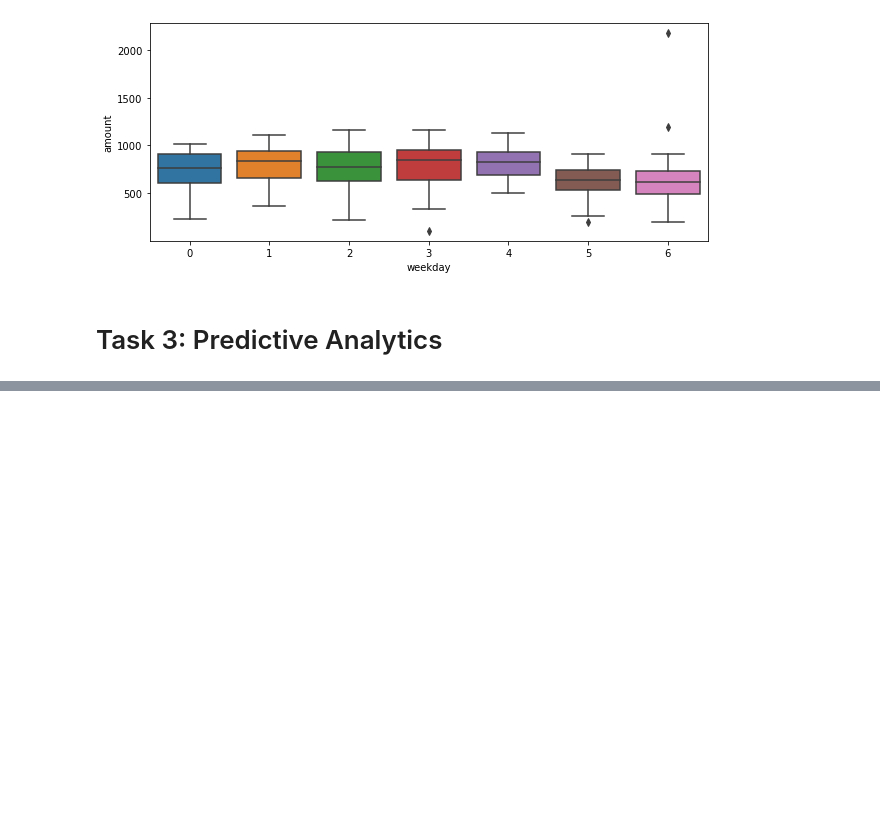
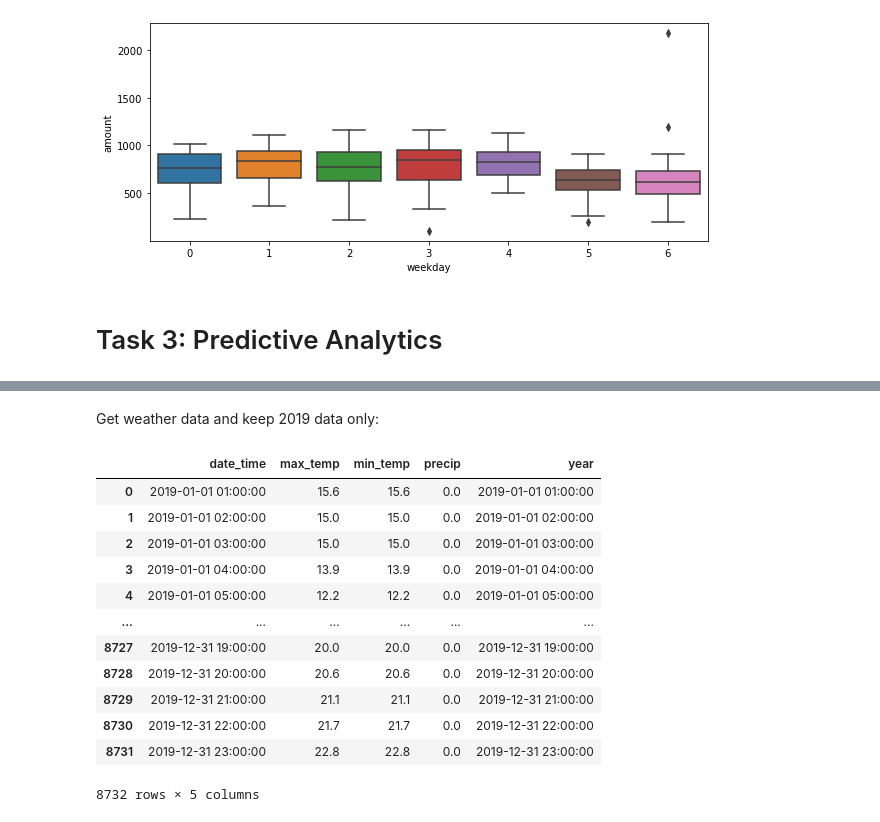
Before and after one commit to robbenB-123/SiliconValley, a Jupyter notebook: DSML_SILICONVALLEY.ipynb, the cells around one changed output, grey strips where cells are left out. Cells and saved outputs as stored; diff of their text form; code cells hidden in the pictures; blank space fills up the shorter version.

```diff
--- a/DSML_SILICONVALLEY.ipynb
+++ b/DSML_SILICONVALLEY.ipynb
@@ -430,6 +455,31 @@ plt.show()
 # forecasting total system-level demand in the next hour
 # -> develop practical model that predicts rental demand
 # as a function of suitable features available in or derived from the datasets (incl. the weather data)
+# %% [markdown]
+Get weather data and keep 2019 data only:
+# %%
+# read csv file
+weather_data = pd.read_csv("weather_hourly_la.csv", low_memory = False)
+
+#only keep 2019
+weather_data['year'] = pd.to_datetime(weather_data['date_time'])
+
+weather_data = weather_data[weather_data['year'].dt.year == 2019]
+weather_data.reset_index(drop = True)
+# %% [output]
+|  | date_time | max_temp | min_temp | precip | year |
+| 0 | 2019-01-01 01:00:00 | 15.6 | 15.6 | 0.0 | 2019-01-01 01:00:00 |
+| 1 | 2019-01-01 02:00:00 | 15.0 | 15.0 | 0.0 | 2019-01-01 02:00:00 |
+| 2 | 2019-01-01 03:00:00 | 15.0 | 15.0 | 0.0 | 2019-01-01 03:00:00 |
+| 3 | 2019-01-01 04:00:00 | 13.9 | 13.9 | 0.0 | 2019-01-01 04:00:00 |
+| 4 | 2019-01-01 05:00:00 | 12.2 | 12.2 | 0.0 | 2019-01-01 05:00:00 |
+| ... | ... | ... | ... | ... | ... |
+| 8727 | 2019-12-31 19:00:00 | 20.0 | 20.0 | 0.0 | 2019-12-31 19:00:00 |
+| 8728 | 2019-12-31 20:00:00 | 20.6 | 20.6 | 0.0 | 2019-12-31 20:00:00 |
+| 8729 | 2019-12-31 21:00:00 | 21.1 | 21.1 | 0.0 | 2019-12-31 21:00:00 |
+| 8730 | 2019-12-31 22:00:00 | 21.7 | 21.7 | 0.0 | 2019-12-31 22:00:00 |
+| 8731 | 2019-12-31 23:00:00 | 22.8 | 22.8 | 0.0 | 2019-12-31 23:00:00 |
+8732 rows × 5 columns
 # %%
 # feature engineering: Develop a rich set of features that you expect to be correlated with your
 # target. In this process you can draw on your domain knowledge and/or conduct additional research
```
Also changed, not shown: parts of 12 cells of this notebook.
